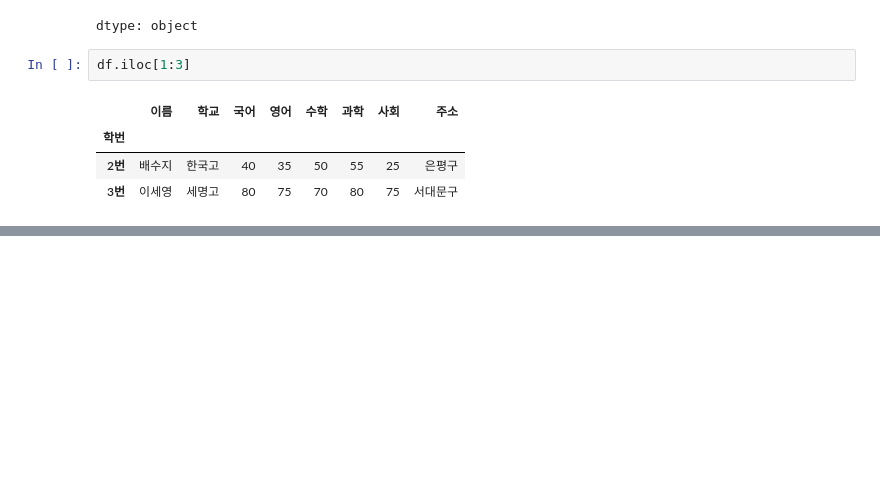
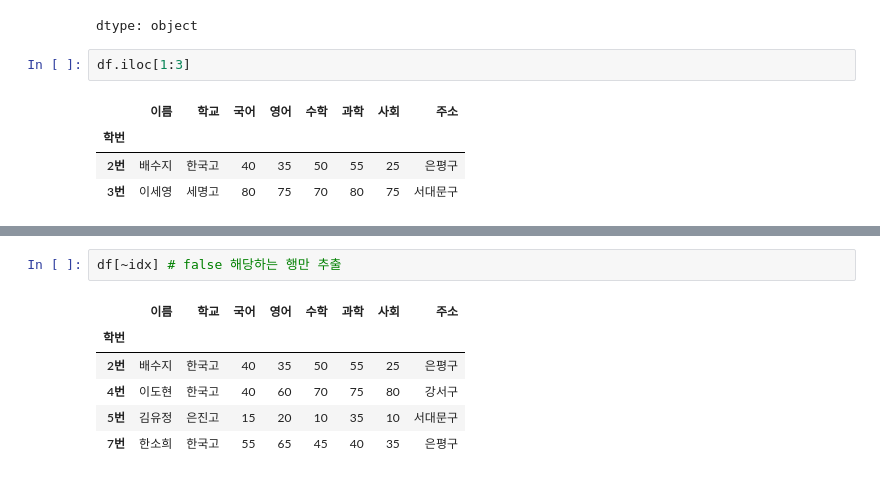
Before and after one commit to JongHyun070105/MachineLearning2025, a Jupyter notebook: Pandas_기초_2025_03_21.ipynb, the cells around one changed output, grey strips where cells are left out. Drawn from its saved outputs; the diff is of its cells as text; blank space fills up the shorter version.

```diff
--- a/Pandas_기초_2025_03_21.ipynb
+++ b/Pandas_기초_2025_03_21.ipynb
@@ -312,0 +355,9 @@ df.iloc[1:3]
+# %%
+df[~idx] # false 해당하는 행만 추출
+# %% [output]
+|  | 이름 | 학교 | 국어 | 영어 | 수학 | 과학 | 사회 | 주소 |
+| 학번 |  |  |  |  |  |  |  |  |
+| 2번 | 배수지 | 한국고 | 40 | 35 | 50 | 55 | 25 | 은평구 |
+| 4번 | 이도현 | 한국고 | 40 | 60 | 70 | 75 | 80 | 강서구 |
+| 5번 | 김유정 | 은진고 | 15 | 20 | 10 | 35 | 10 | 서대문구 |
+| 7번 | 한소희 | 한국고 | 55 | 65 | 45 | 40 | 35 | 은평구 |
```
Also changed, not shown: parts of 8 cells of this notebook.
